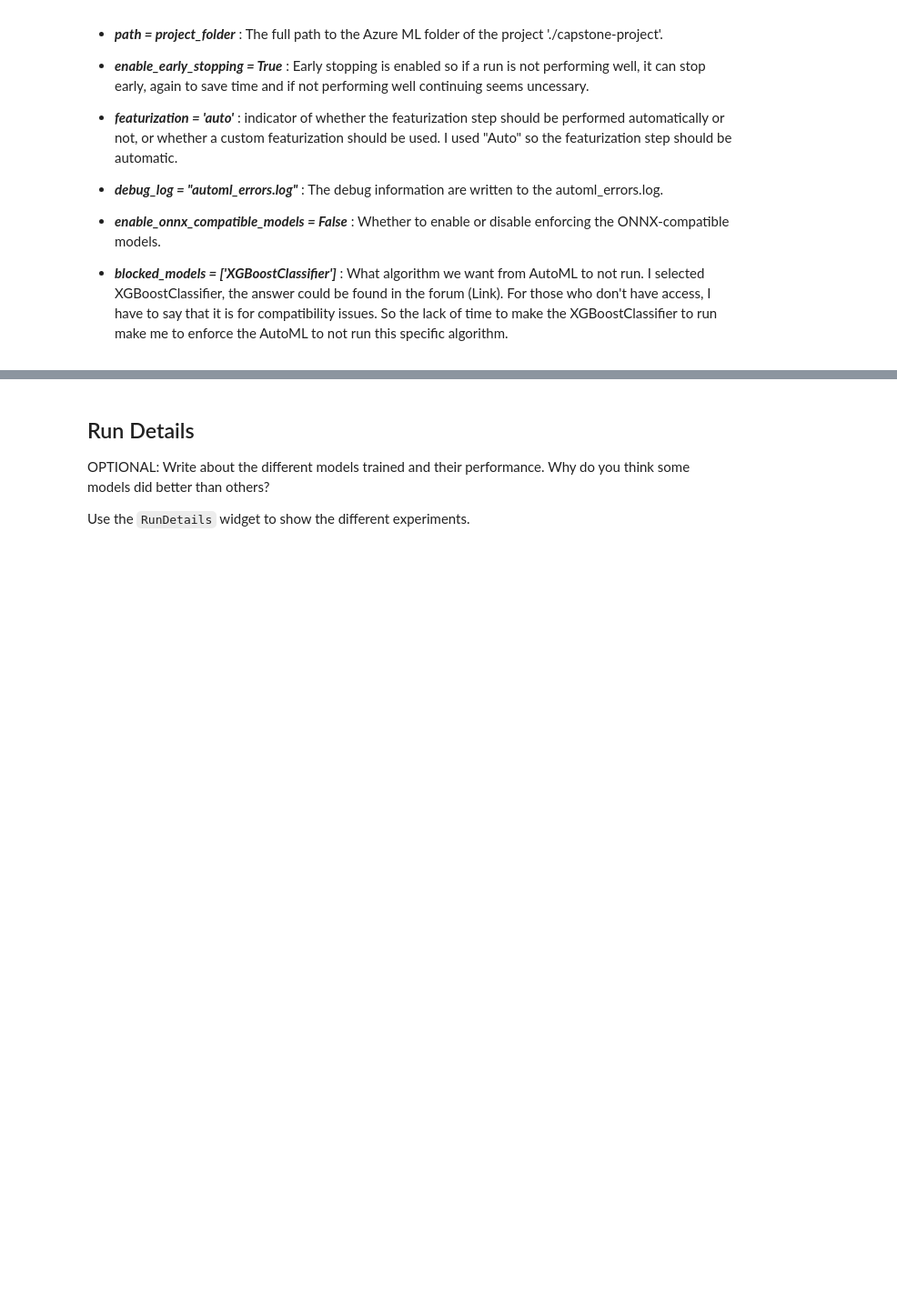
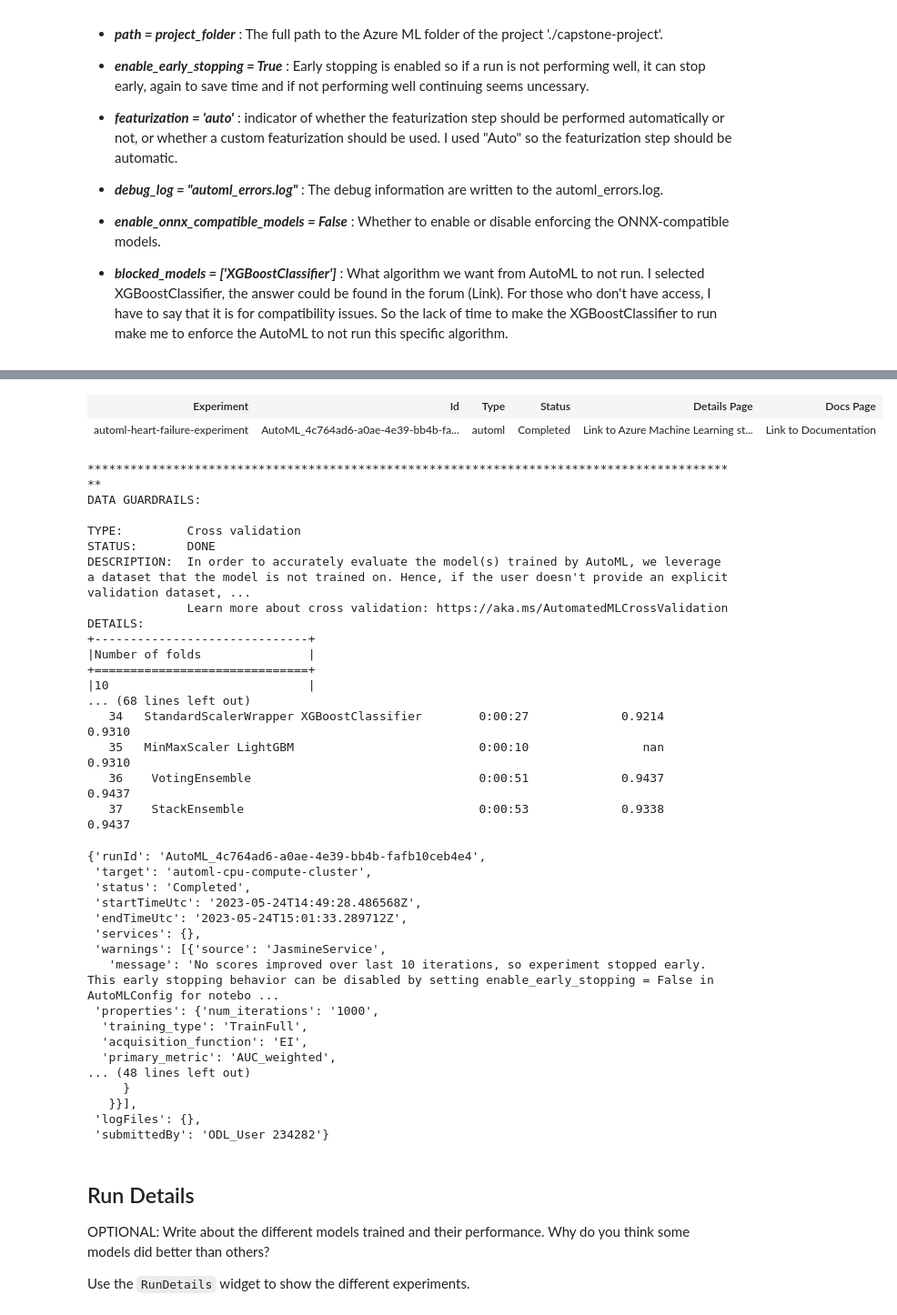
Before and after one commit to nguyenqu/nd00333-capstone, a Jupyter notebook: starter_file/AutoML/automl.ipynb, the cells around one changed output, grey strips where cells are left out. Shown: that part at 91% size. Saved outputs shown, nothing was run; the diff lists cells and outputs as text; code cells hidden in the pictures; blank space fills up the shorter version.

```diff
--- a/starter_file/AutoML/automl.ipynb
+++ b/starter_file/AutoML/automl.ipynb
@@ -188,5 +272,42 @@ remote_run = experiment.submit(automl_config, show_output=True)
 # %%
-remote_run.wait_for_completion(show_output=True)
+automl_run.wait_for_completion(show_output=True)
+# %% [output]
+| Experiment | Id | Type | Status | Details Page | Docs Page |
+| automl-heart-failure-experiment | AutoML_4c764ad6-a0ae-4e39-bb4b-fa... | automl | Completed | Link to Azure Machine Learning st... | Link to Documentation |
+********************************************************************************************
+DATA GUARDRAILS:
+
+TYPE:         Cross validation
+STATUS:       DONE
+DESCRIPTION:  In order to accurately evaluate the model(s) trained by AutoML, we leverage a dataset that the model is not trained on. Hence, if the user doesn't provide an explicit validation dataset, ...
+              Learn more about cross validation: https://aka.ms/AutomatedMLCrossValidation
+DETAILS:
++------------------------------+
+|Number of folds               |
++==============================+
+|10                            |
+... (68 lines left out)
+   34   StandardScalerWrapper XGBoostClassifier        0:00:27             0.9214    0.9310
+   35   MinMaxScaler LightGBM                          0:00:10                nan    0.9310
+   36    VotingEnsemble                                0:00:51             0.9437    0.9437
+   37    StackEnsemble                                 0:00:53             0.9338    0.9437
+{'runId': 'AutoML_4c764ad6-a0ae-4e39-bb4b-fafb10ceb4e4',
+ 'target': 'automl-cpu-compute-cluster',
+ 'status': 'Completed',
+ 'startTimeUtc': '2023-05-24T14:49:28.486568Z',
+ 'endTimeUtc': '2023-05-24T15:01:33.289712Z',
+ 'services': {},
+ 'warnings': [{'source': 'JasmineService',
+   'message': 'No scores improved over last 10 iterations, so experiment stopped early. This early stopping behavior can be disabled by setting enable_early_stopping = False in AutoMLConfig for notebo ...
+ 'properties': {'num_iterations': '1000',
+  'training_type': 'TrainFull',
+  'acquisition_function': 'EI',
+  'primary_metric': 'AUC_weighted',
+... (48 lines left out)
+     }
+   }}],
+ 'logFiles': {},
+ 'submittedBy': 'ODL_User 234282'}
 # %% [markdown]
 ## Run Details
 
```
Also changed, not shown: parts of 38 cells of this notebook.
